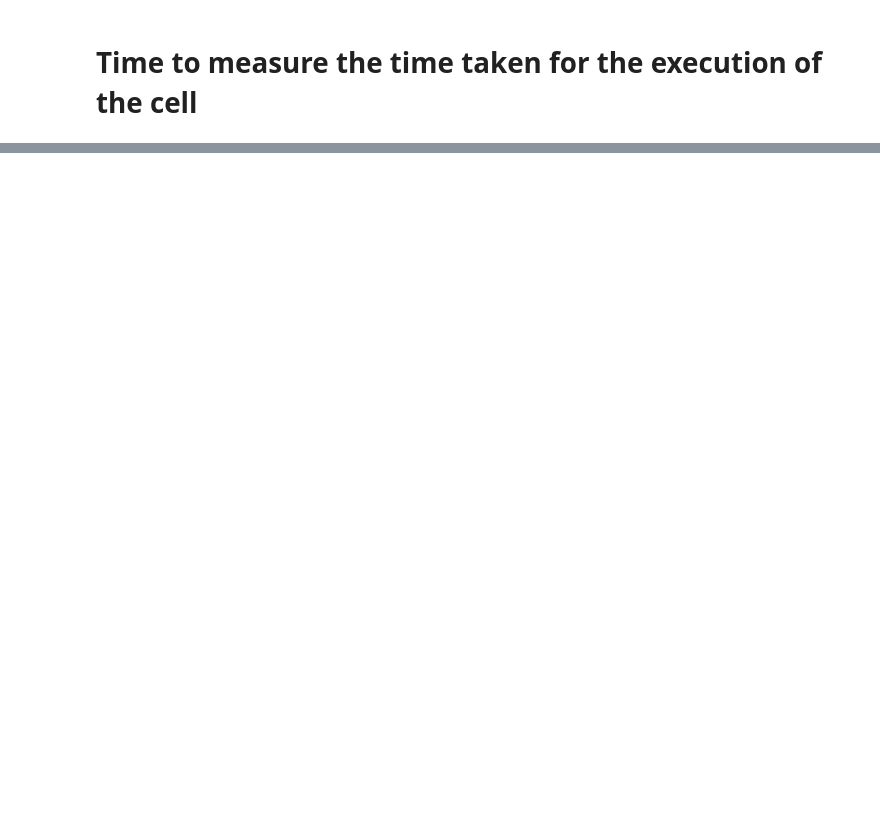
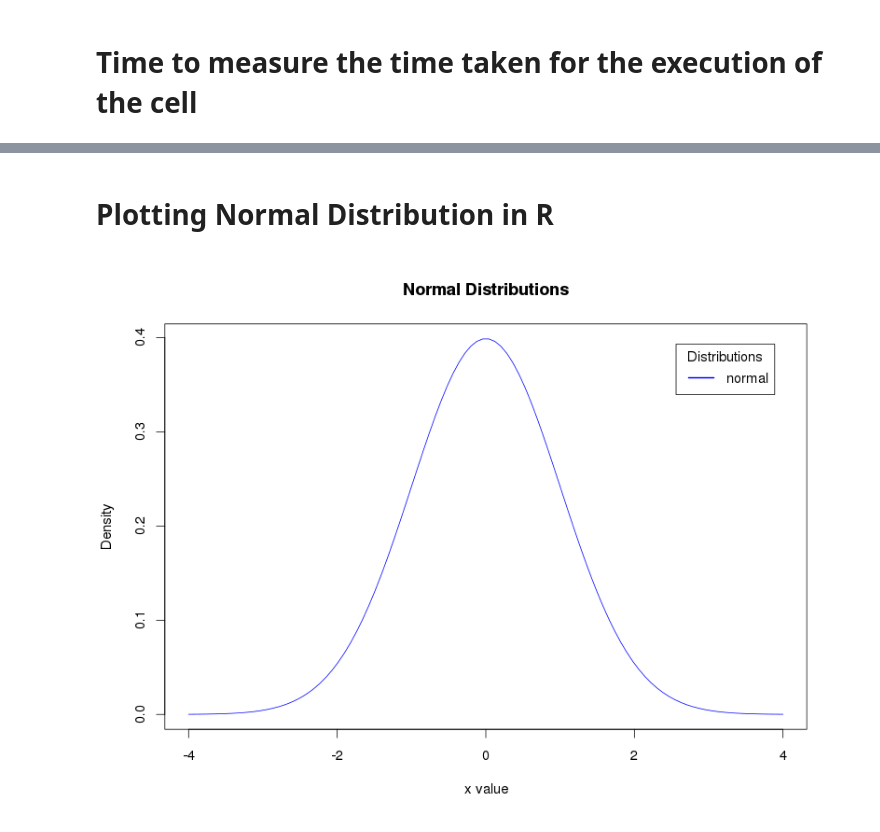
Before and after one commit to oprojects/rootkernel, a Jupyter notebook: examples/ROOTFeatures.ipynb, the cells around one changed output, grey strips where cells are left out. Cells and saved outputs as stored; diff of their text form; code cells hidden in the pictures; blank space fills up the shorter version.

```diff
--- a/examples/ROOTFeatures.ipynb
+++ b/examples/ROOTFeatures.ipynb
@@ -124,0 +141,14 @@ Time: 3.00511193275 seconds.
+# %% [markdown]
+# Plotting Normal Distribution in R
+# %%
+%%r
+x <- seq(-4, 4, length=100)
+hx <- dnorm(x)
+
+plot(x, hx, type="l", lty=1, xlab="x value",
+  ylab="Density", main="Normal Distributions",col="blue")
+
+legend("topright", inset=.05, title="Distributions",
+  c("normal"), lwd=2, lty=c(1), col="blue")
+# %% [output]
+[figure, added]
```
Also changed, not shown: parts of 21 cells of this notebook.
